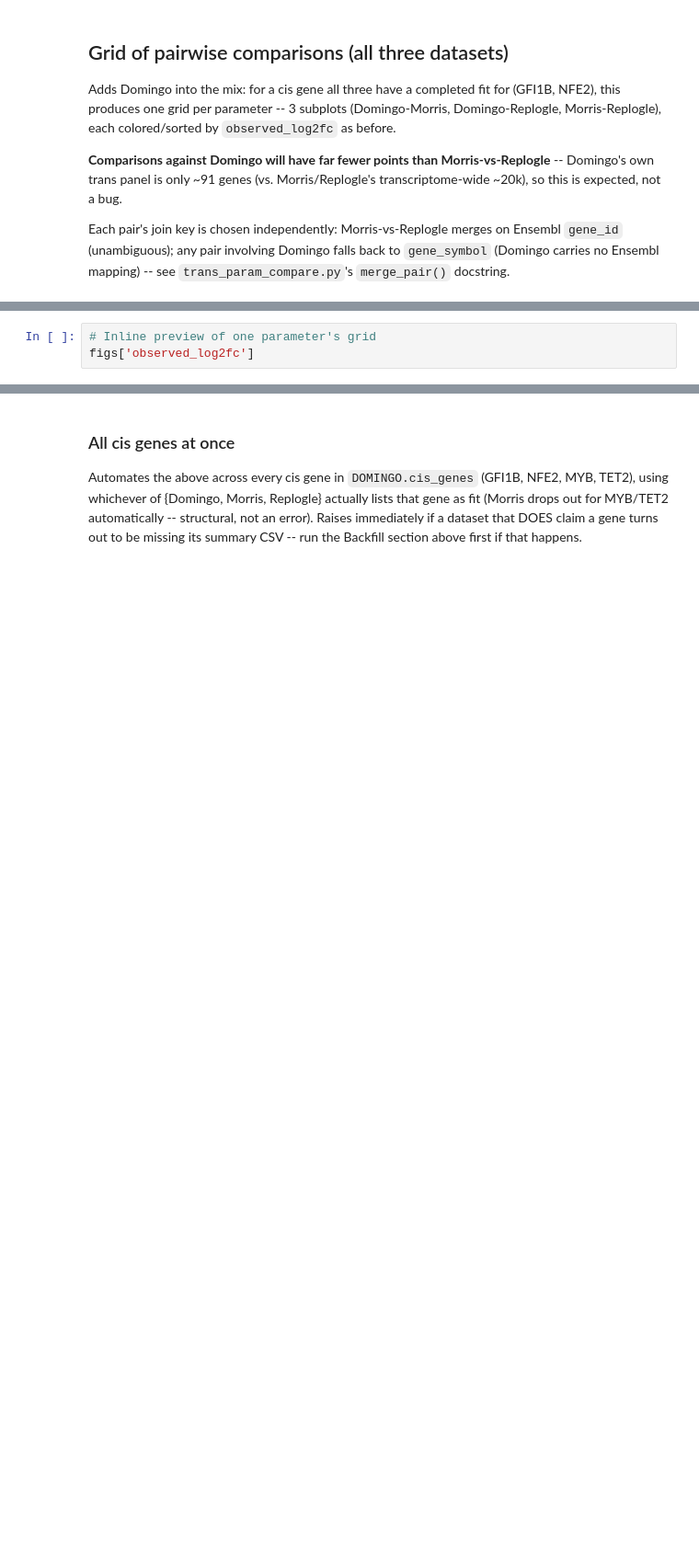
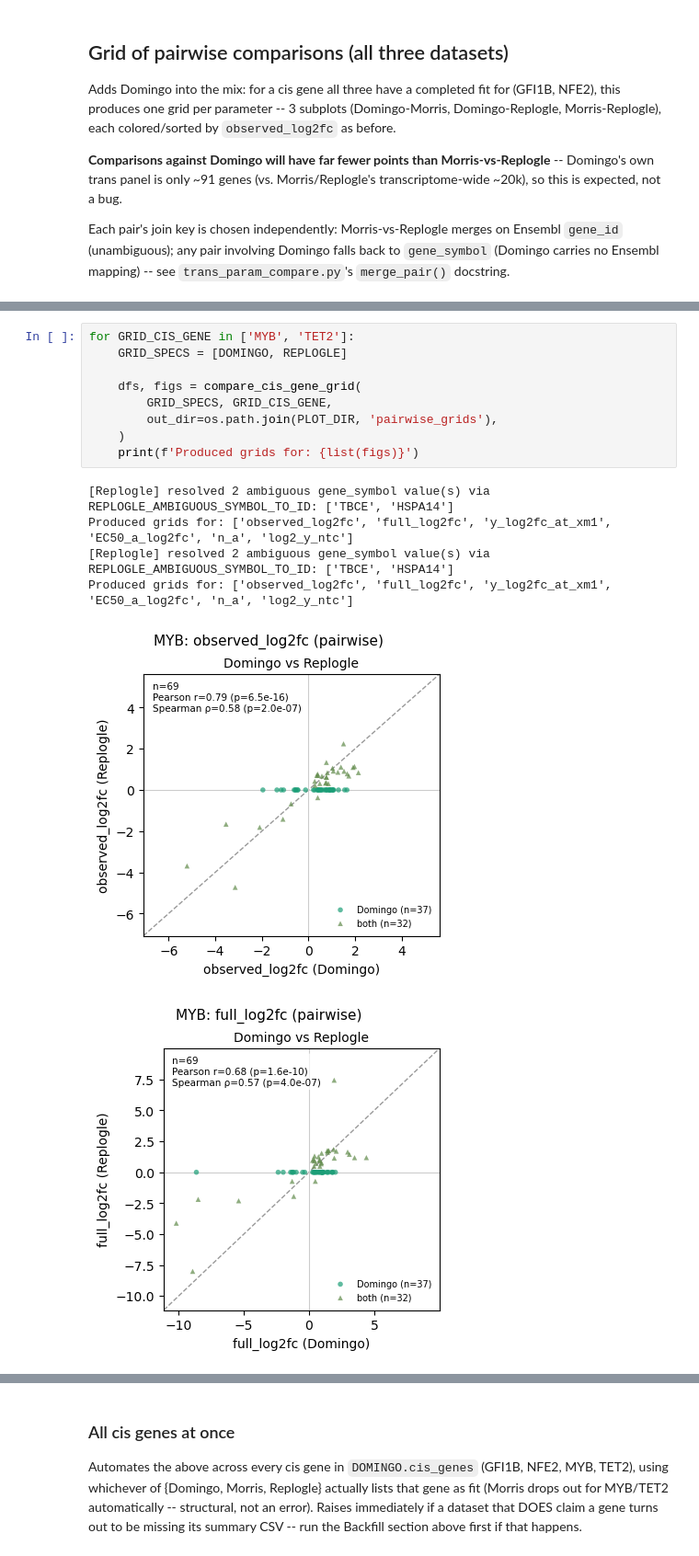
Before and after one commit to leahrosen/bayesDREAM, a Jupyter notebook: comparative/notebooks/trans_param_comparison.ipynb, the cells around one changed output, grey strips where cells are left out. Shown at 92% size. Drawn from its saved outputs; the diff is of its cells as text; blank space fills up the shorter version.

```diff
--- a/comparative/notebooks/trans_param_comparison.ipynb
+++ b/comparative/notebooks/trans_param_comparison.ipynb
@@ -179,3 +244,16 @@ print(f'Produced grids for: {list(figs)}')
-# %%
-# Inline preview of one parameter's grid
-figs['observed_log2fc']
+# %%
+for GRID_CIS_GENE in ['MYB', 'TET2']:
+    GRID_SPECS = [DOMINGO, REPLOGLE]
+
+    dfs, figs = compare_cis_gene_grid(
+        GRID_SPECS, GRID_CIS_GENE,
+        out_dir=os.path.join(PLOT_DIR, 'pairwise_grids'),
+    )
+    print(f'Produced grids for: {list(figs)}')
+# %% [output]
+[Replogle] resolved 2 ambiguous gene_symbol value(s) via REPLOGLE_AMBIGUOUS_SYMBOL_TO_ID: ['TBCE', 'HSPA14']
+Produced grids for: ['observed_log2fc', 'full_log2fc', 'y_log2fc_at_xm1', 'EC50_a_log2fc', 'n_a', 'log2_y_ntc']
+[Replogle] resolved 2 ambiguous gene_symbol value(s) via REPLOGLE_AMBIGUOUS_SYMBOL_TO_ID: ['TBCE', 'HSPA14']
+Produced grids for: ['observed_log2fc', 'full_log2fc', 'y_log2fc_at_xm1', 'EC50_a_log2fc', 'n_a', 'log2_y_ntc']
+[figure, added]
+[figure, added]
```
Also changed, not shown: parts of 15 cells of this notebook, 1 other file.
